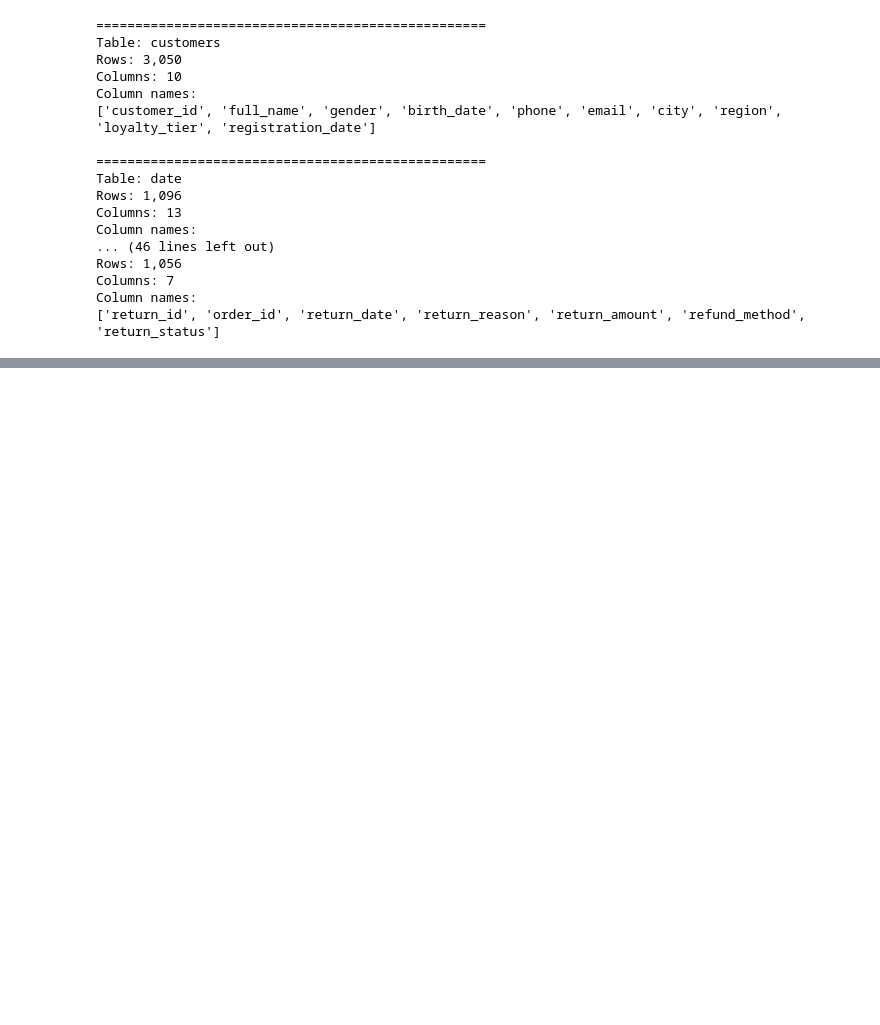
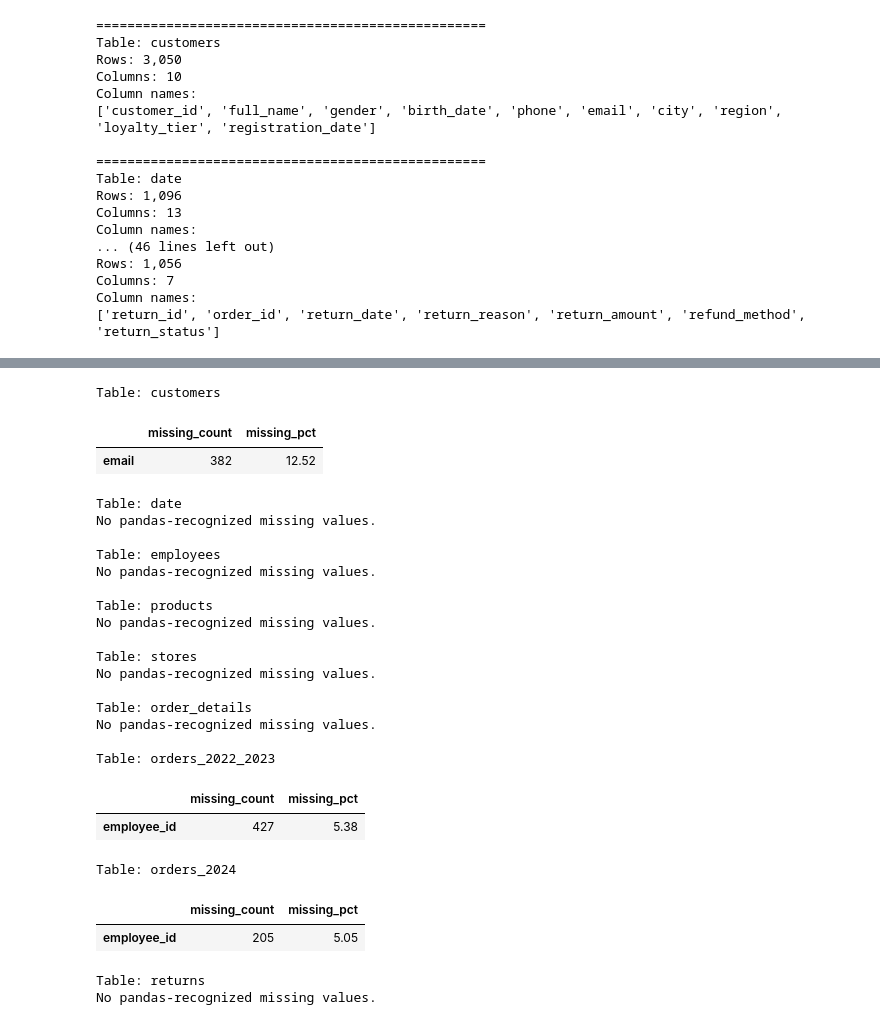
Before and after one commit to Vin-Okumu/lotus-group-customer-value-and-profitability, a Jupyter notebook: 03_Notebooks/01_data_inventory.ipynb, the cells around one changed output, grey strips where cells are left out. Drawn from its saved outputs; the diff is of its cells as text; code cells hidden in the pictures; blank space fills up the shorter version.

```diff
--- a/03_Notebooks/01_data_inventory.ipynb
+++ b/03_Notebooks/01_data_inventory.ipynb
@@ -175,0 +325,46 @@ Column names:
+# %%
+
+for name, df in datasets.items():
+    missing = df.isna().sum()
+    missing = missing[missing > 0]
+
+    print(f"\nTable: {name}")
+
+    if missing.empty:
+        print("No pandas-recognized missing values.")
+    else:
+        missing_report = pd.DataFrame({
+            "missing_count": missing,
+            "missing_pct": (
+                missing / len(df) * 100
+            ).round(2)
+        }).sort_values("missing_pct", ascending=False)
+
+        display(missing_report)
+# %% [output]
+Table: customers
+|  | missing_count | missing_pct |
+| email | 382 | 12.52 |
+Table: date
+No pandas-recognized missing values.
+
+Table: employees
+No pandas-recognized missing values.
+
+Table: products
+No pandas-recognized missing values.
+
+Table: stores
+No pandas-recognized missing values.
+
+Table: order_details
+No pandas-recognized missing values.
+
+Table: orders_2022_2023
+|  | missing_count | missing_pct |
+| employee_id | 427 | 5.38 |
+Table: orders_2024
+|  | missing_count | missing_pct |
+| employee_id | 205 | 5.05 |
+Table: returns
+No pandas-recognized missing values.
```
Also changed, not shown: parts of 27 cells of this notebook, 1 other file.
